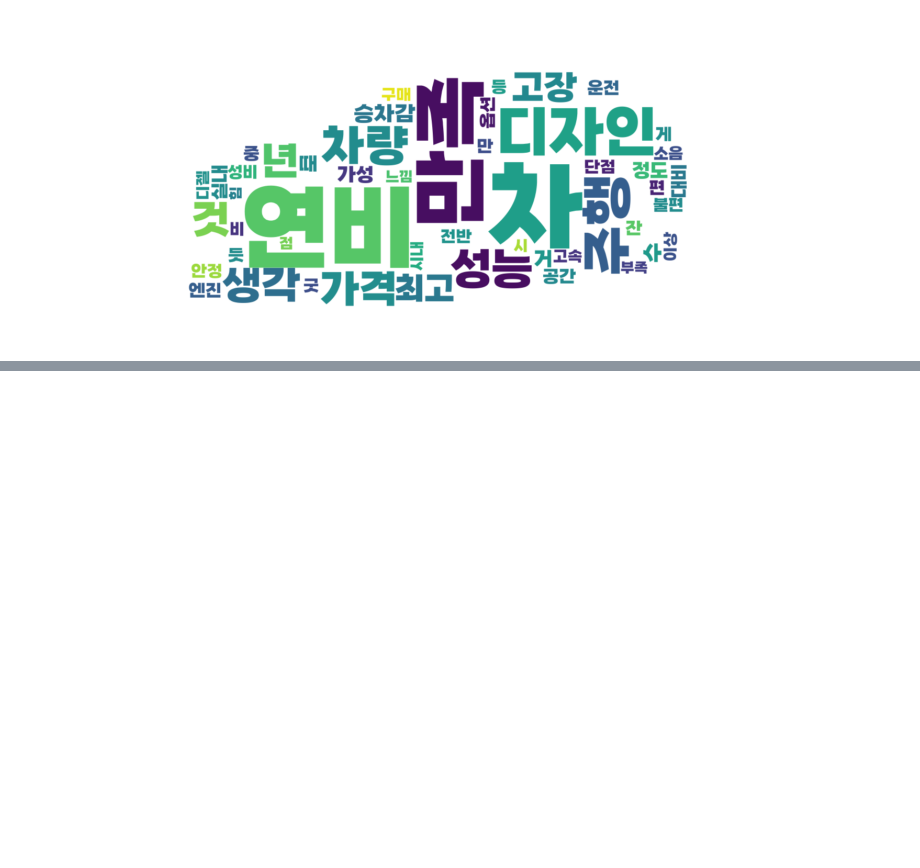
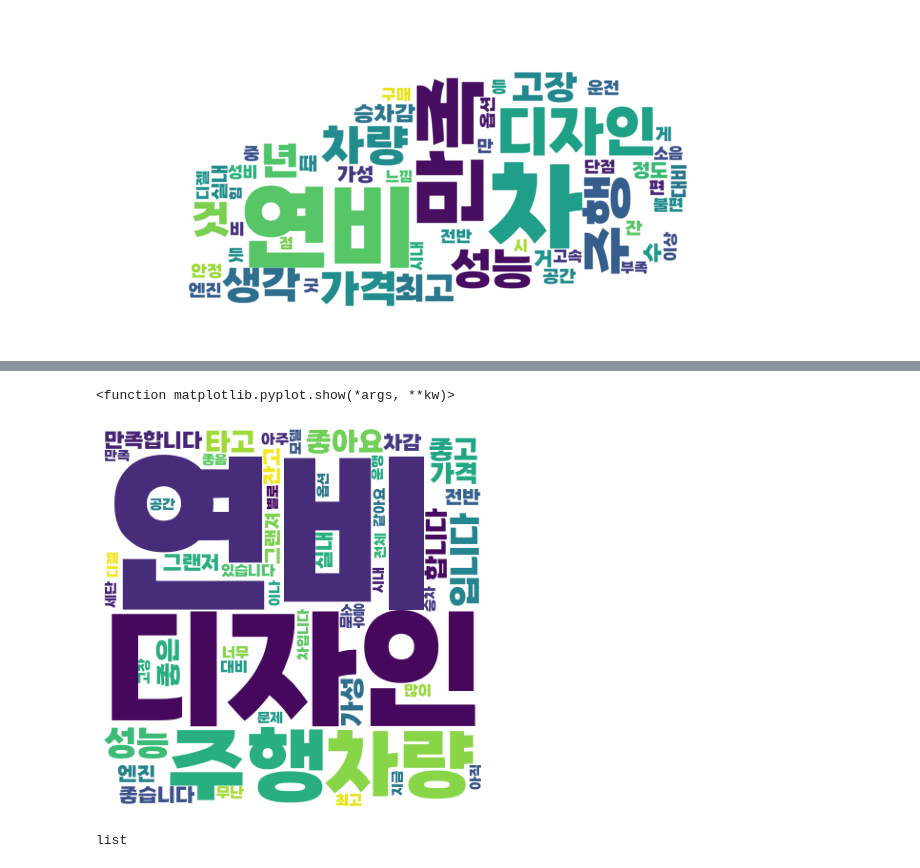
Before and after one commit to dbtjr1103/Basic_practice, a Jupyter notebook: 프로젝트_1_3.ipynb, the cells around one changed output, grey strips where cells are left out. Cells and saved outputs as stored; diff of their text form; code cells hidden in the pictures; blank space fills up the shorter version.

```diff
--- a/프로젝트_1_3.ipynb
+++ b/프로젝트_1_3.ipynb
@@ -523,0 +1169,15 @@ plt.show()
+# %%
+from konlpy.tag import Okt
+from collections import Counter
+import os
+from datetime import datetime
+
+# Okt 객체 생성
+okt = Okt()
+
+all_pos =[]
+for i in tqdm(comment_gd):
+    comment = re.sub("[^가-힣a-zA-Z\s]",'',i)
+    comment = re.sub('[\n]'," ",comment) # 줄바꿈 -> 띄워쓰기
+    comment_morphs = okt.morphs(comment)
+    all_pos.extend(comment_morphs)
@@ -523,0 +1188,4 @@ plt.show()
+# %%
+# 1글자짜리 제거
+result = [text for text in all_pos if len(text) > 1]
+result
@@ -523,0 +1214,6 @@ plt.show()
+# %%
+with open('/content/drive/MyDrive/프로젝트_1/한국어 불용어사전.txt','rt') as f:
+    stop_words = f.read()
+
+result = [token for token in result if not token in stop_words]
+result
@@ -523,0 +1242,4 @@ plt.show()
+# %%
+count = Counter(result)
+
+display(count)
@@ -523,0 +1280,16 @@ plt.show()
+# %%
+wc=WordCloud(font_path='/content/drive/MyDrive/프로젝트_1/강원교육튼튼.TTF',
+             background_color='white', width=400, height=400, max_words=50, max_font_size=200)
+wc.generate_from_frequencies(dict(count))
+
+plt.figure(figsize=(7,7))
+plt.imshow(wc)
+plt.axis("off")
+plt.show
+# %% [output]
+<function matplotlib.pyplot.show(*args, **kw)>
+[figure, added]
+# %%
+type(comment_gd)
+# %% [output]
+list
```
Also changed, not shown: parts of 101 cells of this notebook.
